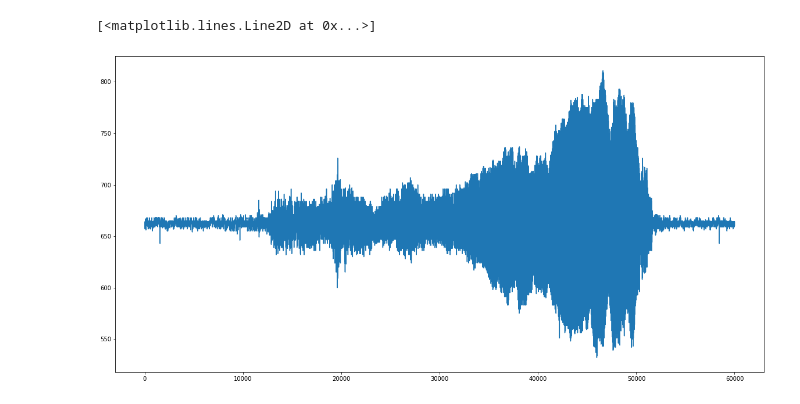
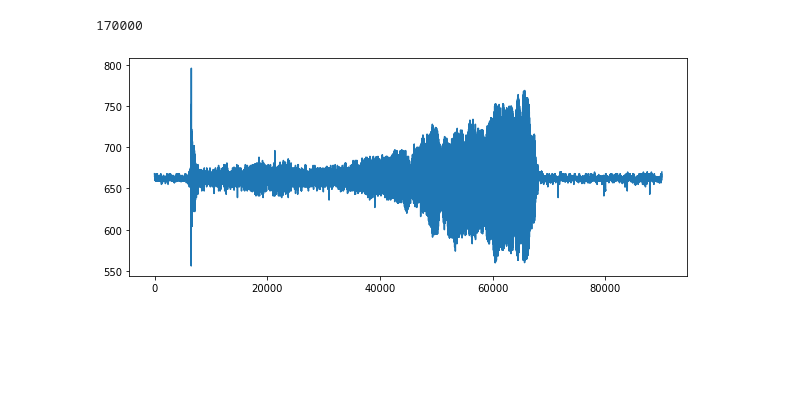
Before and after one commit to abyssmu/Phys398-Datalogger, a Jupyter notebook: Analysis/analysis.ipynb, the cells around one changed output. Saved outputs shown, nothing was run; the diff lists cells and outputs as text; code cells hidden in the pictures; blank space fills up the shorter version.

```diff
--- a/Analysis/analysis.ipynb
+++ b/Analysis/analysis.ipynb
@@ -13,7 +40,7 @@ def find_1st_peak(audiofile):
     #data = np.frombuffer(data, dtype=np.int16)[100:-100]
 
     #filter the peaks along the audio signal
-    peaks = find_peaks(data, height=np.mean(data)+6*np.std(data), distance=5000)[0]
+    #peaks = find_peaks(data, height=np.mean(data)+6*np.std(data), distance=5000)[0]
     #print("the first peak is at", peaks[0]/32000, "seconds") # the first peak location
 
     #peaks_3 = find_peaks(data, height=np.mean(data)+40*np.std(data), distance=15000)[0]
@@ -22,8 +49,8 @@ def find_1st_peak(audiofile):
     #plots the audio signal
     plt.plot(data)
     #plots the peaks of signal_1
-    y = [data[i] for i in peaks]
-    plt.plot(peaks, y, 'ro',color='r')
+    #y = [data[i] for i in peaks]
+    #plt.plot(peaks, y, 'ro',color='r')
 
     #plots the peaks of signal_3
     #y_3 = [data[i] for i in peaks_3]
@@ -65,0 +80,3 @@ this corresponds to  0.11191770833333334  minutes of recording
+# %%
+r_start = 170000
+r = find_1st_peak('receiver_08.bin')[r_start:r_start+90000]
@@ -72,9 +102,10 @@ plt.plot(s04)
 # %%
-plt.figure(figsize=(20,10))
-plt.plot(r04)
+plt.figure(figsize=(10,4))
+plt.plot(r)
+print (r_start)
 # %% [output]
-[<matplotlib.lines.Line2D at 0x...>]
+170000
-[figure, old version]
+[figure, new version]
 # %%
 #####Plot functon with Chi-square calculation#####
 
```
Also changed, not shown: parts of 18 cells of this notebook.
